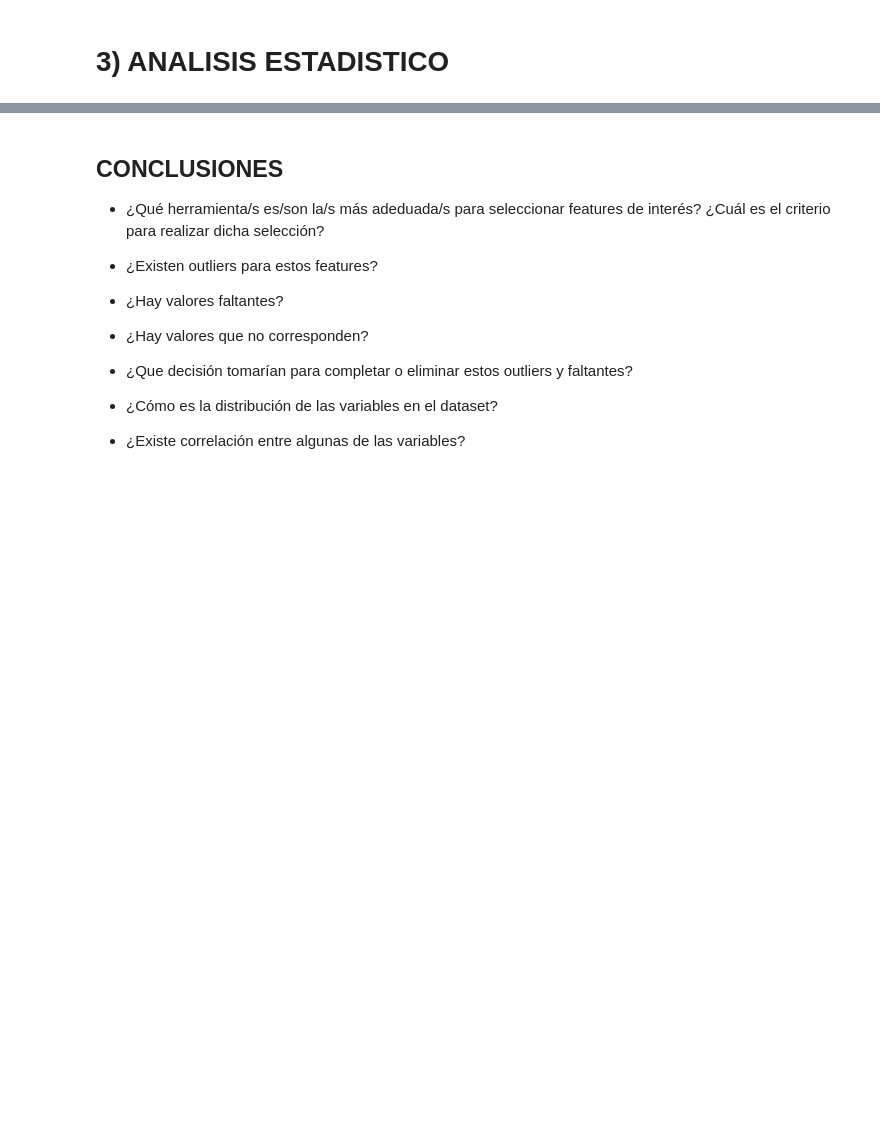
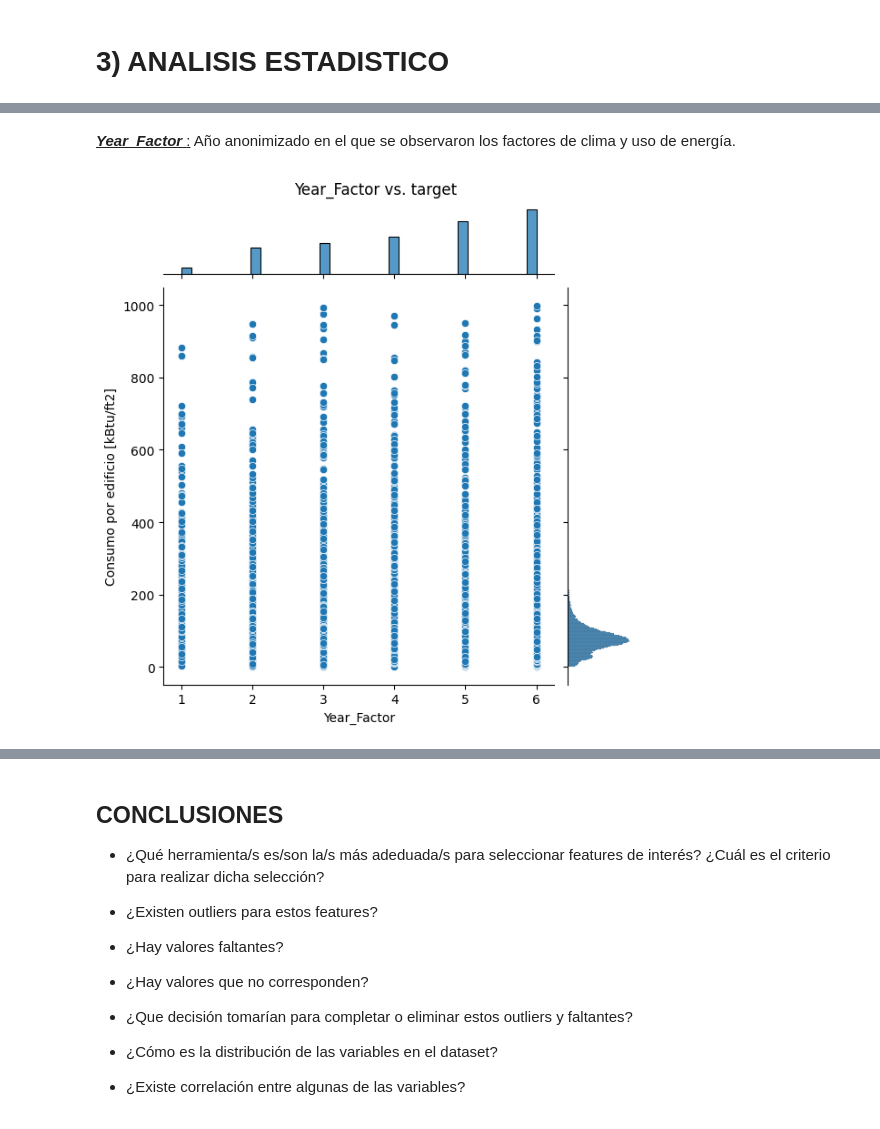
Before and after one commit to PabloBogg/Climate_change_and_ML, a Jupyter notebook: deliverables/MentoríaCC_TP1_solved.ipynb, the cells around one changed output, grey strips where cells are left out. Saved outputs shown, nothing was run; the diff lists cells and outputs as text; code cells hidden in the pictures; blank space fills up the shorter version.

```diff
--- a/deliverables/MentoríaCC_TP1_solved.ipynb
+++ b/deliverables/MentoríaCC_TP1_solved.ipynb
@@ -408,0 +436,15 @@ Observaciones:
+# %% [markdown]
+<u>_**Year_Factor**_ :</u>
+Año anonimizado en el que se observaron los factores de clima y uso de energía.
+# %%
+feature = 'Year_Factor'
+target= 'site_eui'
+
+# Gráfico de dispersión
+sns.jointplot(x=feature, y=target, data=df, kind="scatter")
+plt.suptitle(f'{feature} vs. target', y=1.02)
+plt.xlabel('Year_Factor')
+plt.ylabel('Consumo por edificio [kBtu/ft2]')
+plt.show()
+# %% [output]
+[figure, added]
```
Also changed, not shown: parts of 48 cells of this notebook.
